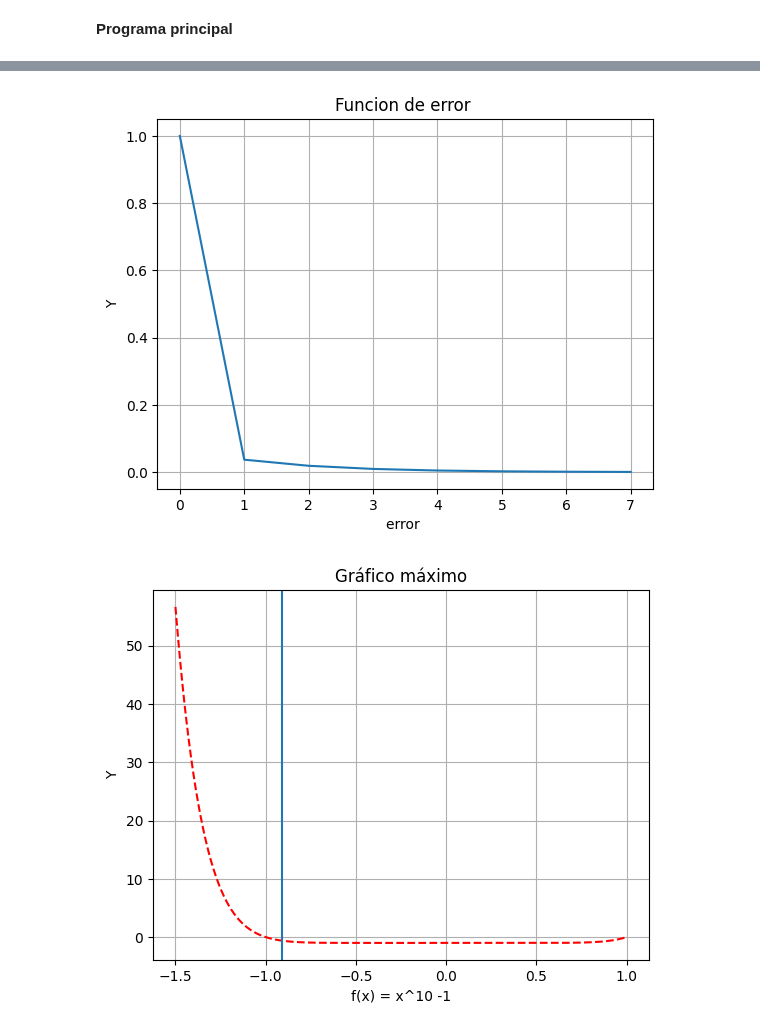
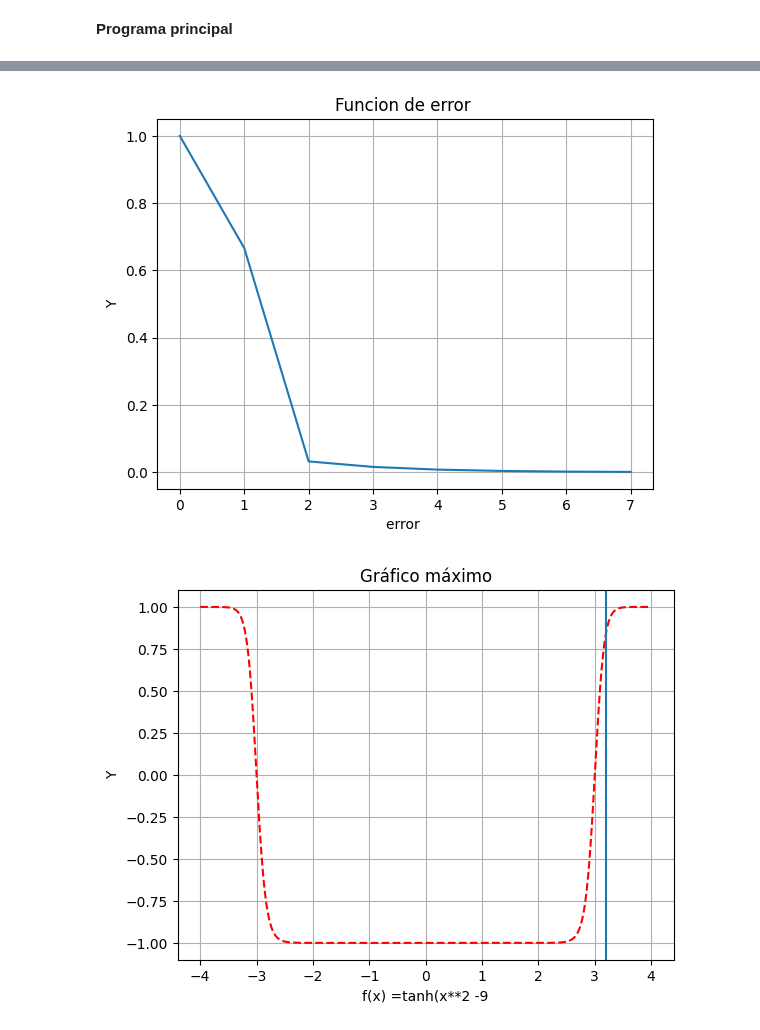
Before and after one commit to soyudea/Optimizacion, a Jupyter notebook: BiseccionTallerPunto5_.ipynb, the cells around one changed output, grey strips where cells are left out. Drawn from its saved outputs; the diff is of its cells as text; code cells hidden in the pictures.

```diff
--- a/BiseccionTallerPunto5_.ipynb
+++ b/BiseccionTallerPunto5_.ipynb
@@ -23,15 +23,15 @@ Ingrese la frontera superior del intervalo -0.91
 # %% [markdown]
 Grafica de f(x)
 # %%
+#𝑓(𝑥) = tanh(𝑥 2 − 9)
 def graf_function():
-  X = list(np.arange(xl,xu, err))
-  #Y=[((x**4)+ 3*(x**3) - 2) for x in X]
-  Y=[((x**10) - 1) for x in X]
+  X = list(np.arange(-4,4, err))
+  Y=[(math.tanh(x**2 -9)) for x in X]
   plt.title("Funcion")
-  plt.xlabel("f(x) = x^10 - 1")
+  plt.xlabel("f(x) = tanh(x^2 -9)")
   plt.ylabel("Y")
   plt.plot(X,Y, "r--")
-  plt.axvline(x=-0.95, ymin=0.0, ymax=10)
+  plt.axvline(x=2.8, ymin=0.0, ymax=10)
   plt.grid()
   plt.show()
 
@@ -155,29 +155,28 @@ Error  0.000600600600600542
 # %%
 def graf_function():
   xl = -1.5
   xu = 1
-  X = list(np.arange(xl,xu, err))
-  #Y=[((x**4)+ 3*(x**3) - 2) for x in X]
-  Y=[((x**10) - 1) for x in X]
+  X = list(np.arange(-4,4, err))
+  Y=[(math.tanh(x**2 -9)) for x in X]
   plt.title("Gráfico máximo")
-  plt.xlabel("f(x) = x^10 -1")
+  plt.xlabel("f(x) =tanh(x**2 -9")
   plt.ylabel("Y")
   plt.plot(X,Y, "r--")
-  plt.axvline(x= -0.9102734375000001, ymin=0.0, ymax=30)
+  plt.axvline(x= 3.1984375000000003, ymin=0.0, ymax=30)
   plt.grid()
   plt.show()
 
 def graf_f():
   X = lista_errores
   Y = np.linspace(0, 10, num=15, endpoint=False)
   plt.title("Funcion de error ")
   plt.xlabel("error ")
   plt.ylabel("Y")
   plt.plot(lista_errores)
   plt.grid()
   plt.show()
 graf_f()
 graf_function()
 # %% [output]
-[figure, old version]
+[figure, new version]
-[figure, old version]
+[figure, new version]
```
Also changed, not shown: parts of 3 cells of this notebook.
